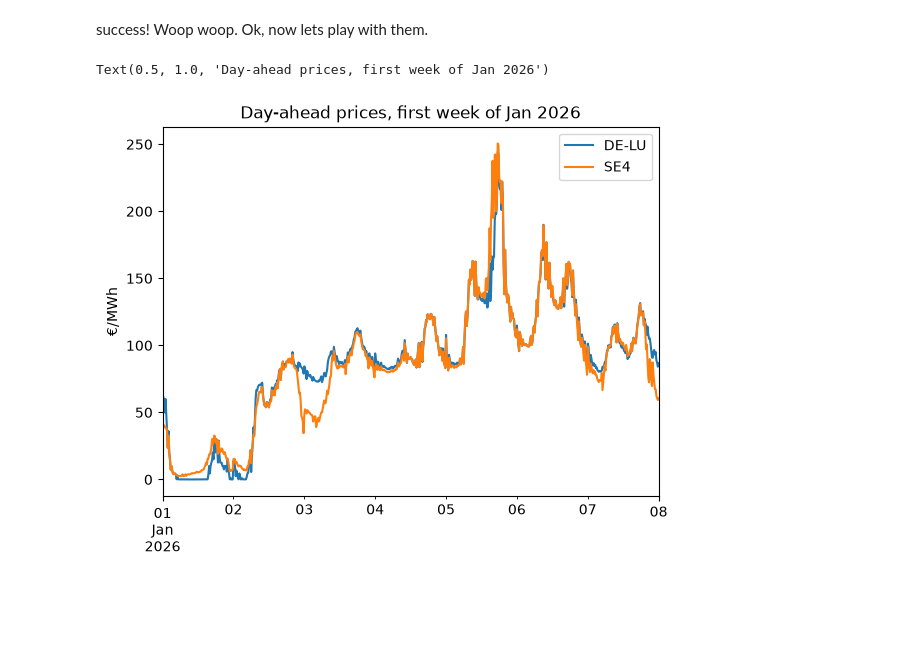
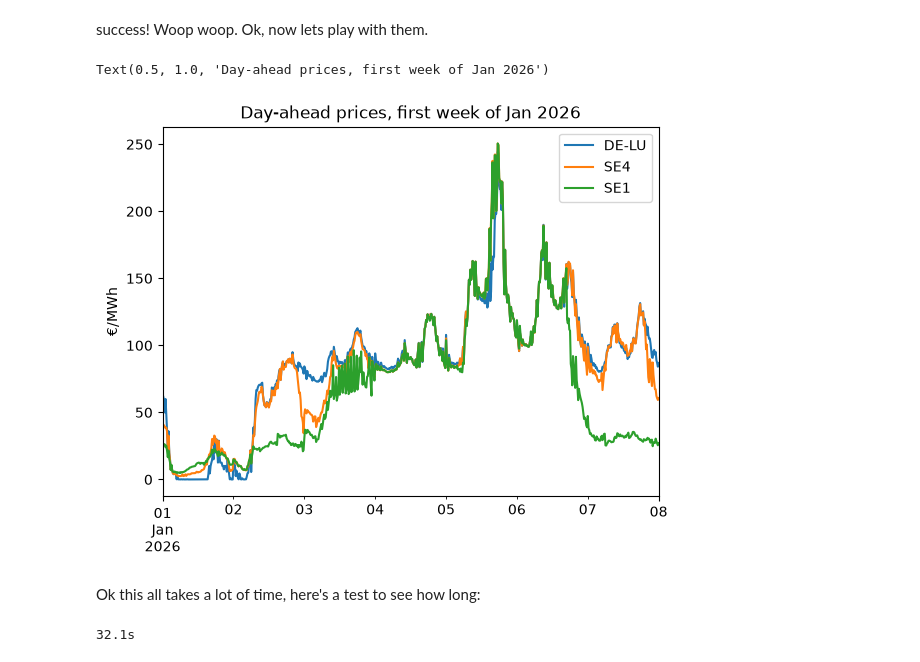
Before and after one commit to niklaslivchitz/Energy-Pricing-Analysis-DE-LU-vs-SE4, a Jupyter notebook: phase_1_exploration/01_entsoe_exploration.ipynb, the cells around one changed output. Drawn from its saved outputs; the diff is of its cells as text; code cells hidden in the pictures; blank space fills up the shorter version.

```diff
--- a/phase_1_exploration/01_entsoe_exploration.ipynb
+++ b/phase_1_exploration/01_entsoe_exploration.ipynb
@@ -58,6 +58,7 @@ Length: 673, dtype: float64
 lets try south swedish prices, pricing zone 4
 # %%
 se_prices = client.query_day_ahead_prices('SE_4', start=start, end=end)
+se1_prices = client.query_day_ahead_prices('SE_1', start=start, end=end)
 print(se_prices.head())
 # %% [output]
 2026-01-01 00:00:00+01:00    41.58
@@ -71,12 +72,22 @@ success! Woop woop. Ok, now lets play with them.
 # %%
 import seaborn as sns
 import matplotlib.pyplot as plt
 
 de_prices.plot(ax=plt.gca(), label='DE-LU')
 se_prices.plot(ax=plt.gca(), label='SE4')
+se1_prices.plot(ax=plt.gca(), label='SE1')
 plt.legend()
 plt.ylabel('€/MWh')
 plt.title('Day-ahead prices, first week of Jan 2026')
 # %% [output]
 Text(0.5, 1.0, 'Day-ahead prices, first week of Jan 2026')
-[figure, old version]
+[figure, new version]
+# %% [markdown]
+Ok this all takes a lot of time, here's a test to see how long:
+# %%
+"""import time
+t0 = time.time()
+de_prices = client.query_day_ahead_prices('DE_LU', start=start, end=end)
+print(f"{time.time() - t0:.1f}s")"""
+# %% [output]
+32.1s
```
Also changed, not shown: parts of 5 cells of this notebook, 7 other files.
